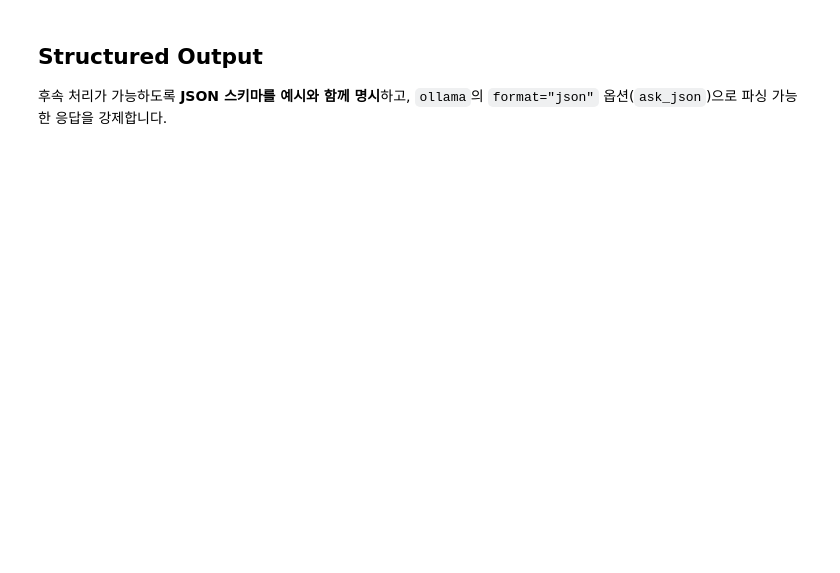
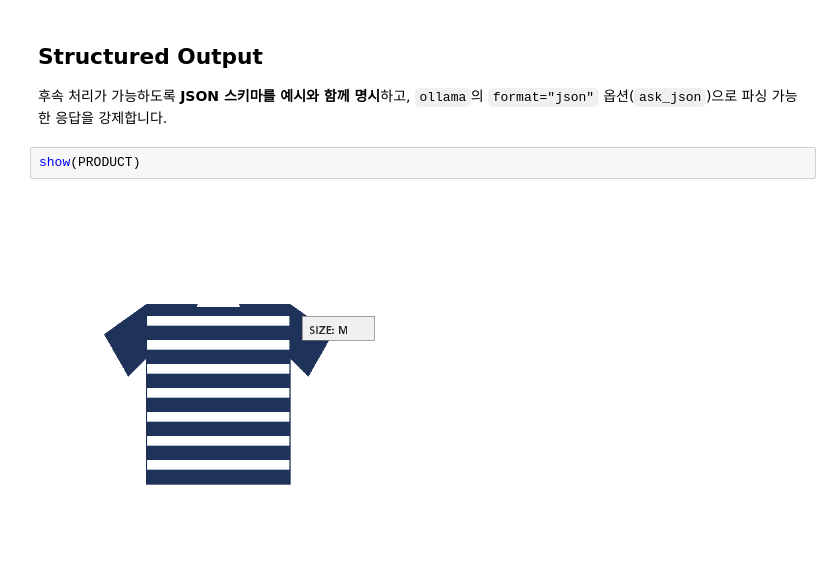
Before and after one commit to good593/course_VLM, a Jupyter notebook: 2. VLM Prompt Engineering/examples/1. Prompt Basics.ipynb, the cells around one changed output. Cells and saved outputs as stored; diff of their text form; blank space fills up the shorter version.

```diff
--- a/2. VLM Prompt Engineering/examples/1. Prompt Basics.ipynb
+++ b/2. VLM Prompt Engineering/examples/1. Prompt Basics.ipynb
@@ -69,6 +121,10 @@ print(reasoning)
 ## Structured Output
 후속 처리가 가능하도록 **JSON 스키마를 예시와 함께 명시**하고,
 `ollama`의 `format="json"` 옵션(`ask_json`)으로 파싱 가능한 응답을 강제합니다.
+# %%
+show(PRODUCT)
+# %% [output]
+[figure, added]
 # %%
 schema_prompt = '''
 아래 JSON 스키마에 맞춰서만 답해. 다른 설명 문장은 출력하지 마.
```
Also changed, not shown: parts of 10 cells of this notebook, 8 other files.
